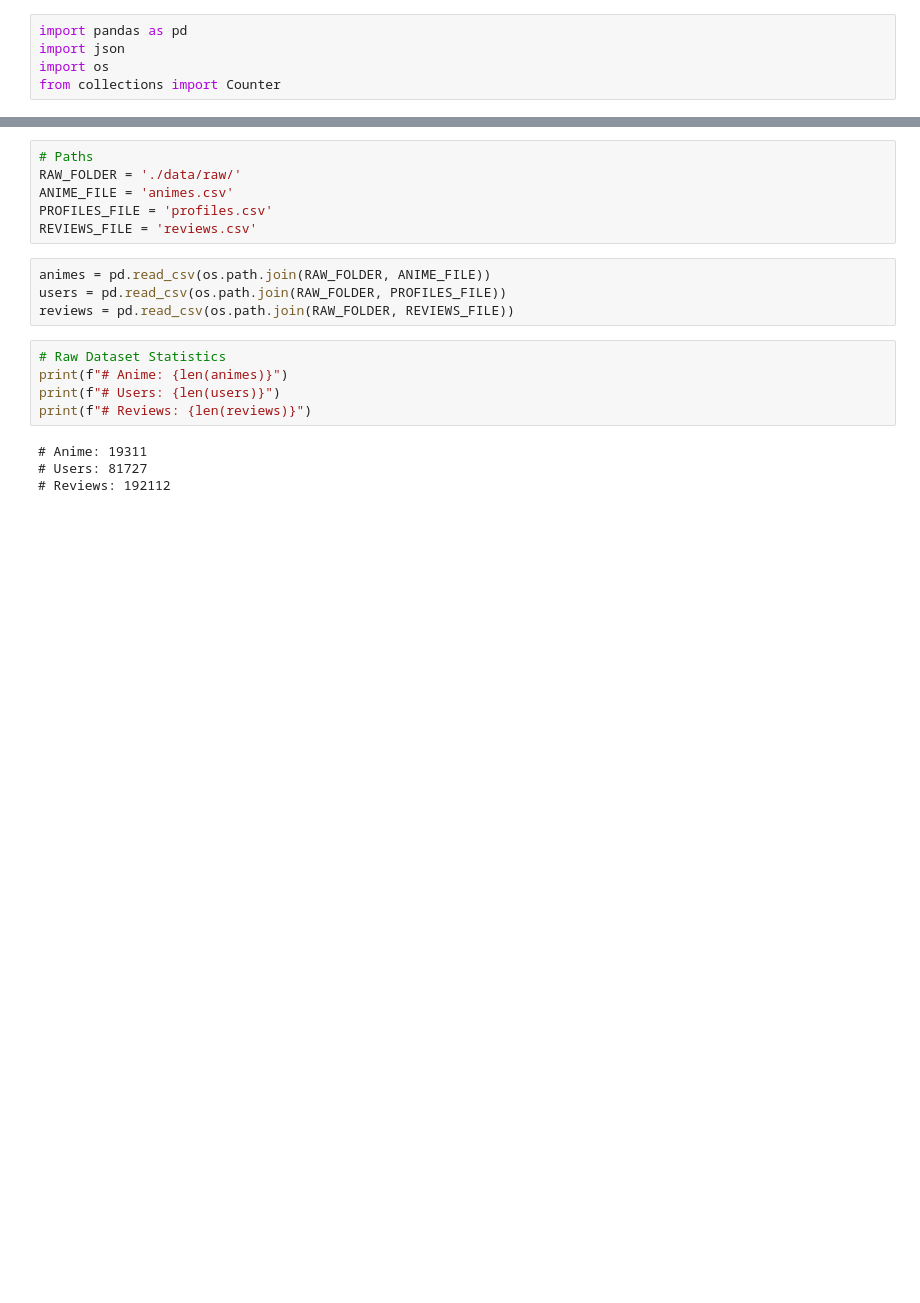
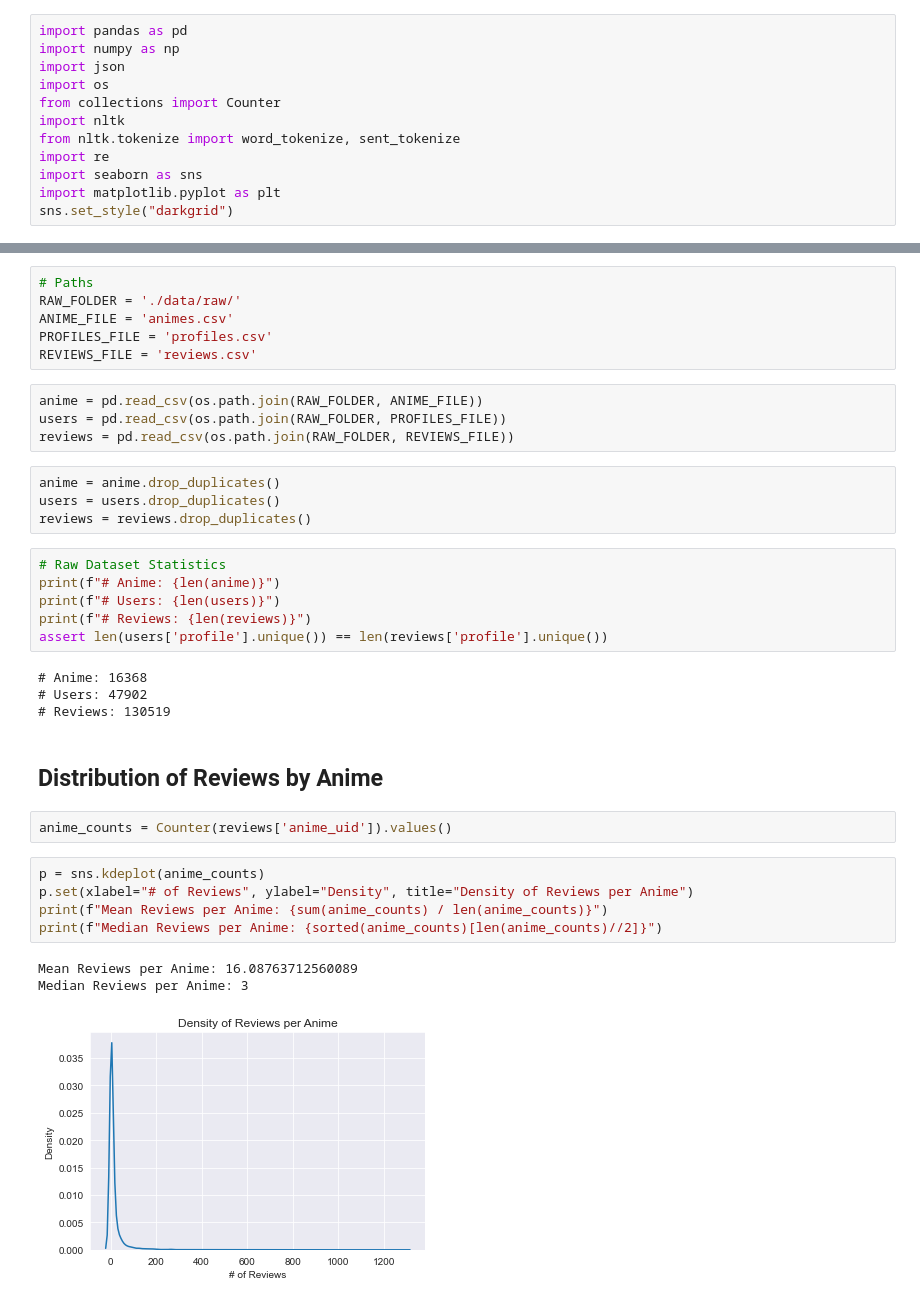
Before and after one commit to matthewyangcs/nlp-final-proj, a Jupyter notebook: data_exploration.ipynb, the cells around one changed output, grey strips where cells are left out. Saved outputs shown, nothing was run; the diff lists cells and outputs as text; blank space fills up the shorter version.

```diff
--- a/data_exploration.ipynb
+++ b/data_exploration.ipynb
@@ -3,6 +3,13 @@
 %autoreload 2
 # %%
 import pandas as pd
+import numpy as np
 import json
 import os
 from collections import Counter
+import nltk
+from nltk.tokenize import word_tokenize, sent_tokenize
+import re
+import seaborn as sns
+import matplotlib.pyplot as plt
+sns.set_style("darkgrid")
@@ -15,15 +42,33 @@ ANIME_FILE = 'animes.csv'
 PROFILES_FILE = 'profiles.csv'
 REVIEWS_FILE = 'reviews.csv'
 # %%
-animes = pd.read_csv(os.path.join(RAW_FOLDER, ANIME_FILE))
+anime = pd.read_csv(os.path.join(RAW_FOLDER, ANIME_FILE))
 users = pd.read_csv(os.path.join(RAW_FOLDER, PROFILES_FILE))
 reviews = pd.read_csv(os.path.join(RAW_FOLDER, REVIEWS_FILE))
+# %%
+anime = anime.drop_duplicates()
+users = users.drop_duplicates()
+reviews = reviews.drop_duplicates()
 # %%
 # Raw Dataset Statistics
-print(f"# Anime: {len(animes)}")
+print(f"# Anime: {len(anime)}")
 print(f"# Users: {len(users)}")
 print(f"# Reviews: {len(reviews)}")
+assert len(users['profile'].unique()) == len(reviews['profile'].unique())
 # %% [output]
-# Anime: 19311
-# Users: 81727
-# Reviews: 192112
+# Anime: 16368
+# Users: 47902
+# Reviews: 130519
+# %% [markdown]
+## Distribution of Reviews by Anime
+# %%
+anime_counts = Counter(reviews['anime_uid']).values()
+# %%
+p = sns.kdeplot(anime_counts)
+p.set(xlabel="# of Reviews", ylabel="Density", title="Density of Reviews per Anime")
+print(f"Mean Reviews per Anime: {sum(anime_counts) / len(anime_counts)}")
+print(f"Median Reviews per Anime: {sorted(anime_counts)[len(anime_counts)//2]}")
+# %% [output]
+Mean Reviews per Anime: 16.08763712560089
+Median Reviews per Anime: 3
+[figure, added]
```
Also changed, not shown: parts of 22 cells of this notebook, 3 other files.
